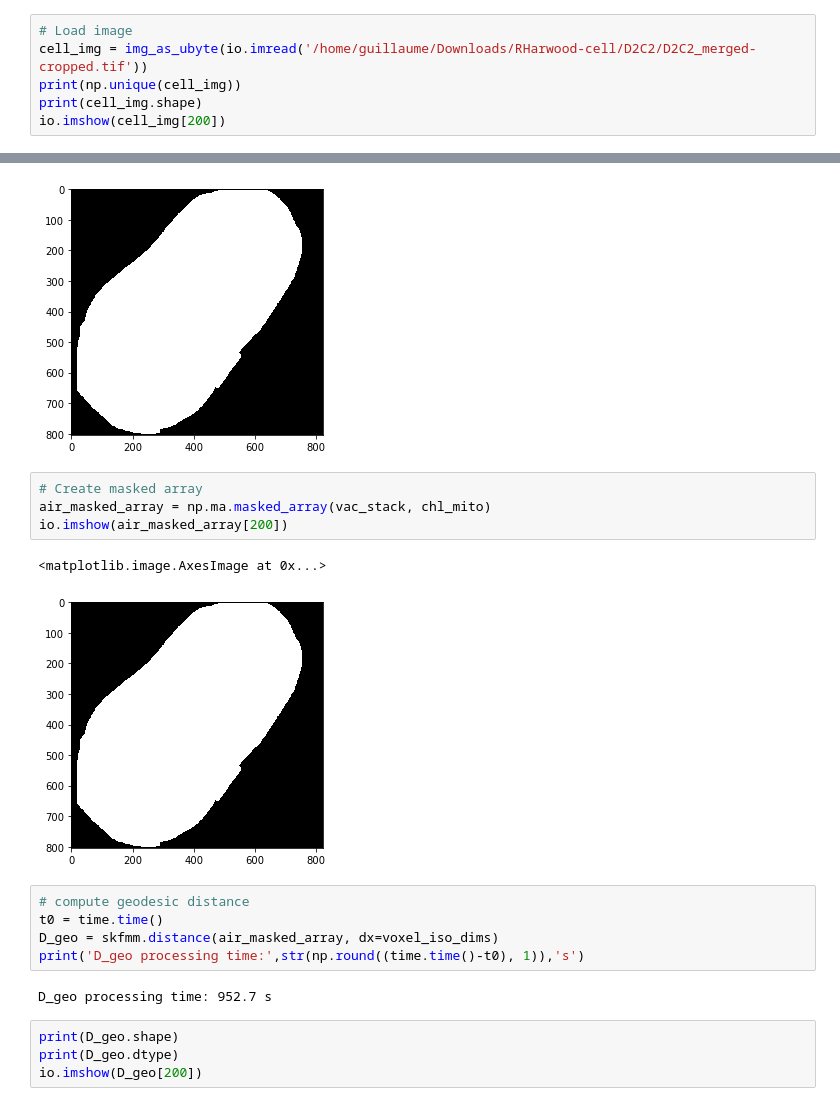
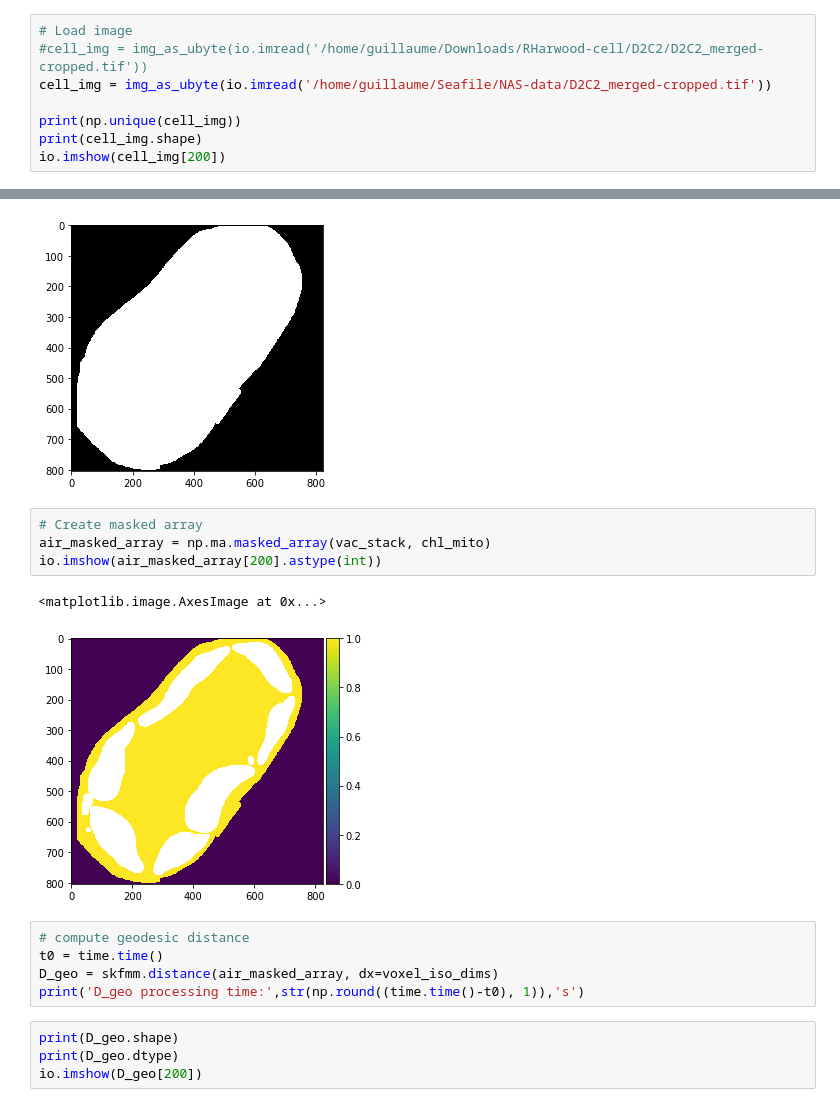
Before and after one commit to gtrancourt/3D-Organelle-Distances-, a Jupyter notebook: Organelle_distance_GTR.ipynb, the cells around one changed output, grey strips where cells are left out. Saved outputs shown, nothing was run; the diff lists cells and outputs as text.

```diff
--- a/Organelle_distance_GTR.ipynb
+++ b/Organelle_distance_GTR.ipynb
@@ -58,7 +58,9 @@ voxel_ratio = voxel_dims[0]/voxel_dims[1]
 voxel_iso_dims = [0.05,0.05,0.05] #um
 # %%
 # Load image
-cell_img = img_as_ubyte(io.imread('/home/guillaume/Downloads/RHarwood-cell/D2C2/D2C2_merged-cropped.tif'))
+#cell_img = img_as_ubyte(io.imread('/home/guillaume/Downloads/RHarwood-cell/D2C2/D2C2_merged-cropped.tif'))
+cell_img = img_as_ubyte(io.imread('/home/guillaume/Seafile/NAS-data/D2C2_merged-cropped.tif'))
+
 print(np.unique(cell_img))
 print(cell_img.shape)
 io.imshow(cell_img[200])
@@ -140,17 +144,15 @@ io.imshow(vac_stack[200])
 # %%
 # Create masked array
 air_masked_array = np.ma.masked_array(vac_stack, chl_mito)
-io.imshow(air_masked_array[200])
+io.imshow(air_masked_array[200].astype(int))
 # %% [output]
 <matplotlib.image.AxesImage at 0x...>
-[figure, old version]
+[figure, new version]
 # %%
 # compute geodesic distance
 t0 = time.time()
 D_geo = skfmm.distance(air_masked_array, dx=voxel_iso_dims)
 print('D_geo processing time:',str(np.round((time.time()-t0), 1)),'s')
-# %% [output]
-D_geo processing time: 952.7 s
 # %%
 print(D_geo.shape)
 print(D_geo.dtype)
```
Also changed, not shown: parts of 3 cells of this notebook, 2 other files.
